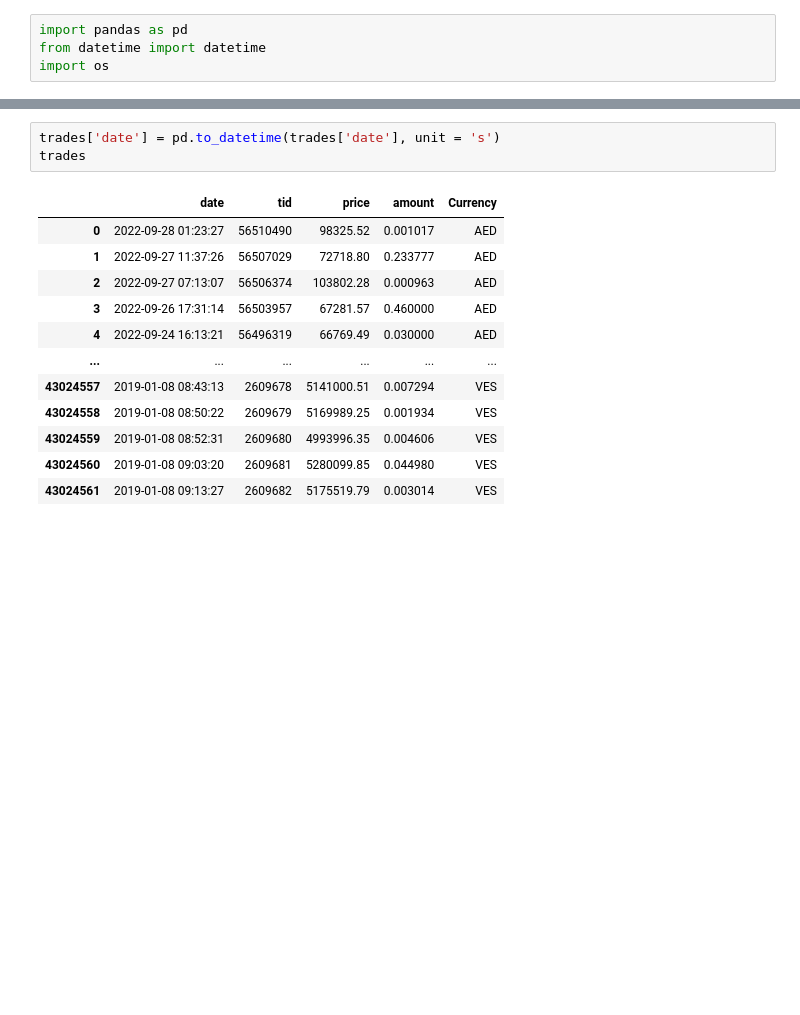
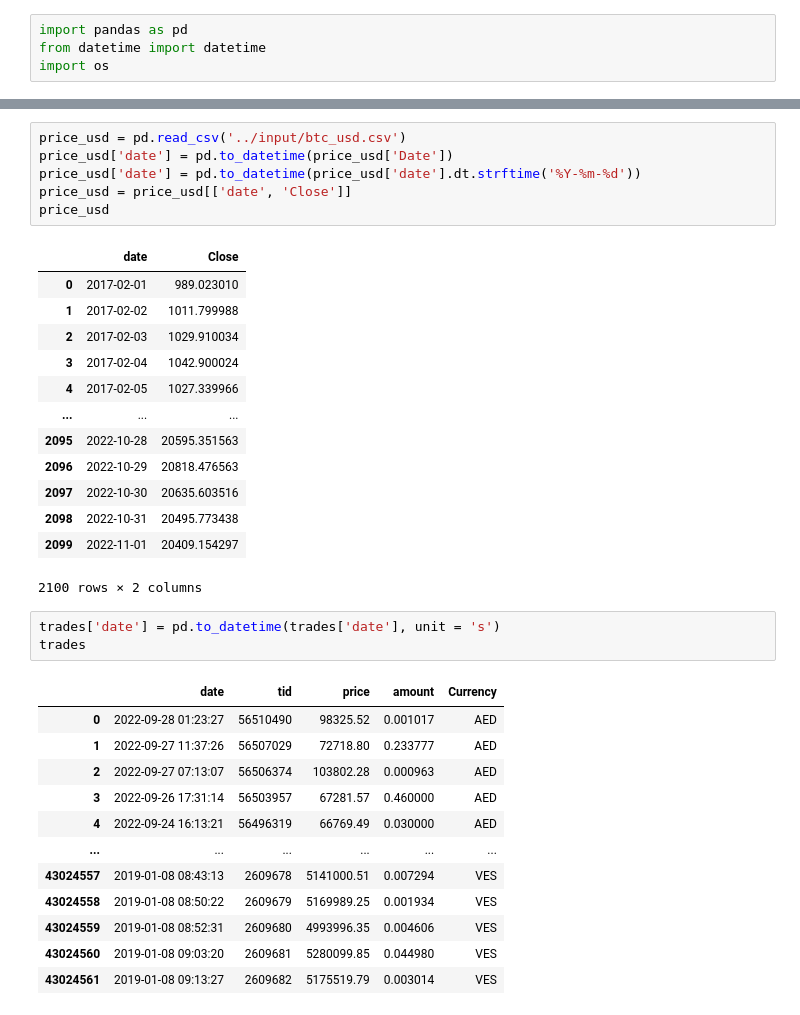
Before and after one commit to austinkennedy/crypto, a Jupyter notebook: code/clean_data.ipynb, the cells around one changed output, grey strips where cells are left out. Drawn from its saved outputs; the diff is of its cells as text; blank space fills up the shorter version.

```diff
--- a/code/clean_data.ipynb
+++ b/code/clean_data.ipynb
@@ -19,6 +20,26 @@ trades
 | 43024560 | 1546938200 | 2609681 | 5280099.85 | 0.044980 | VES |
 | 43024561 | 1546938807 | 2609682 | 5175519.79 | 0.003014 | VES |
 43024562 rows × 5 columns
+# %%
+price_usd = pd.read_csv('../input/btc_usd.csv')
+price_usd['date'] = pd.to_datetime(price_usd['Date'])
+price_usd['date'] = pd.to_datetime(price_usd['date'].dt.strftime('%Y-%m-%d'))
+price_usd = price_usd[['date', 'Close']]
+price_usd
+# %% [output]
+|  | date | Close |
+| 0 | 2017-02-01 | 989.023010 |
+| 1 | 2017-02-02 | 1011.799988 |
+| 2 | 2017-02-03 | 1029.910034 |
+| 3 | 2017-02-04 | 1042.900024 |
+| 4 | 2017-02-05 | 1027.339966 |
+| ... | ... | ... |
+| 2095 | 2022-10-28 | 20595.351563 |
+| 2096 | 2022-10-29 | 20818.476563 |
+| 2097 | 2022-10-30 | 20635.603516 |
+| 2098 | 2022-10-31 | 20495.773438 |
+| 2099 | 2022-11-01 | 20409.154297 |
+2100 rows × 2 columns
 # %%
 trades['date'] = pd.to_datetime(trades['date'], unit = 's')
 trades
```
Also changed, not shown: parts of 4 cells of this notebook, 3 other files.
